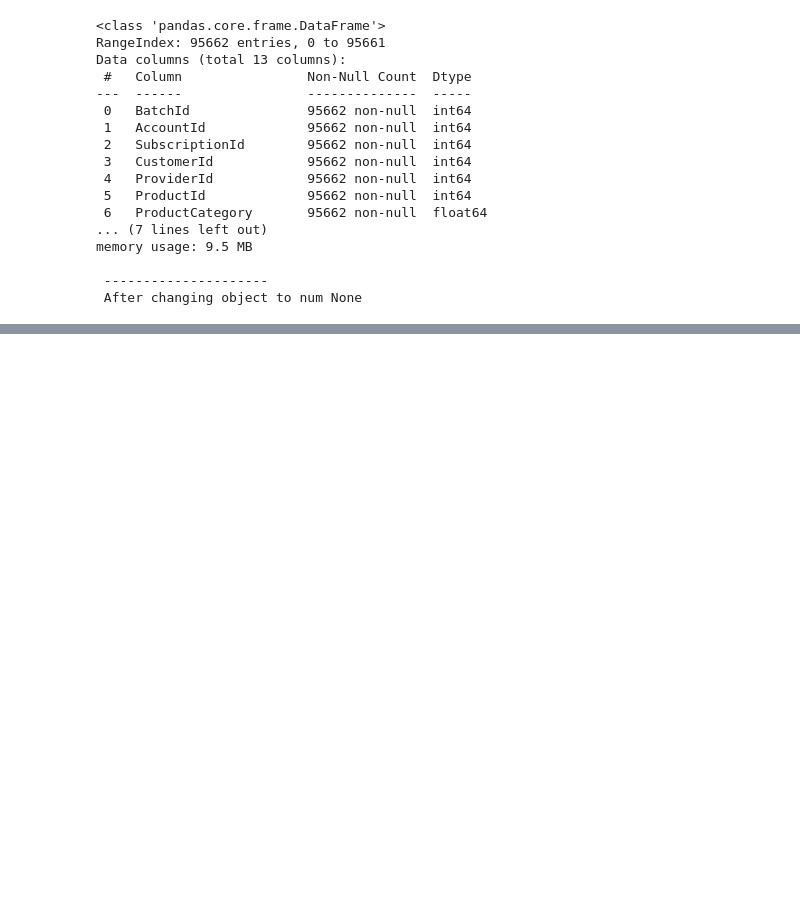
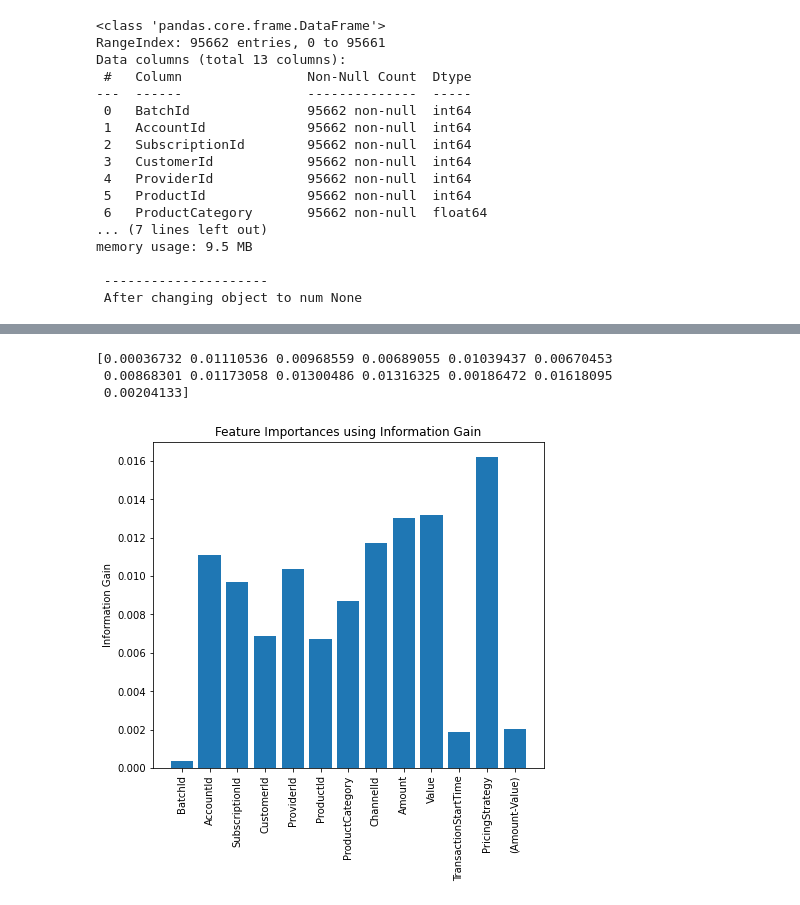
Before and after one commit to LeTouristeDeLECAM/Lab_AI_Fraud_Detection, a Jupyter notebook: Program/cleaning-data.ipynb, the cells around one changed output, grey strips where cells are left out. Cells and saved outputs as stored; diff of their text form; code cells hidden in the pictures; blank space fills up the shorter version.

```diff
--- a/Program/cleaning-data.ipynb
+++ b/Program/cleaning-data.ipynb
@@ -245,0 +327,18 @@ plt.savefig('../Report/images/correlation-pearson.png')
+# %%
+# information gain
+from sklearn.feature_selection import mutual_info_classif
+
+mutual_info = mutual_info_classif(df_ord_diff_values_amount.drop(['FraudResult'], axis=1).values, df_ord_diff_values_amount['FraudResult'].values)
+print (mutual_info)
+plt.figure(figsize=(7,6))
+plt.title('Feature Importances using Information Gain')
+plt.bar([i for i in range(len(mutual_info))], mutual_info)
+plt.ylabel('Information Gain')
+plt.xticks([i for i in range(len(mutual_info))], df_ord_diff_values_amount.drop(['FraudResult'], axis=1).columns, rotation='vertical')
+#plt.savefig('../Report/images/feature_importance_information_gain.png')
+plt.show()
+# %% [output]
+[0.00036732 0.01110536 0.00968559 0.00689055 0.01039437 0.00670453
+ 0.00868301 0.01173058 0.01300486 0.01316325 0.00186472 0.01618095
+ 0.00204133]
+[figure, added]
```
Also changed, not shown: parts of 32 cells of this notebook, 21 other files.
